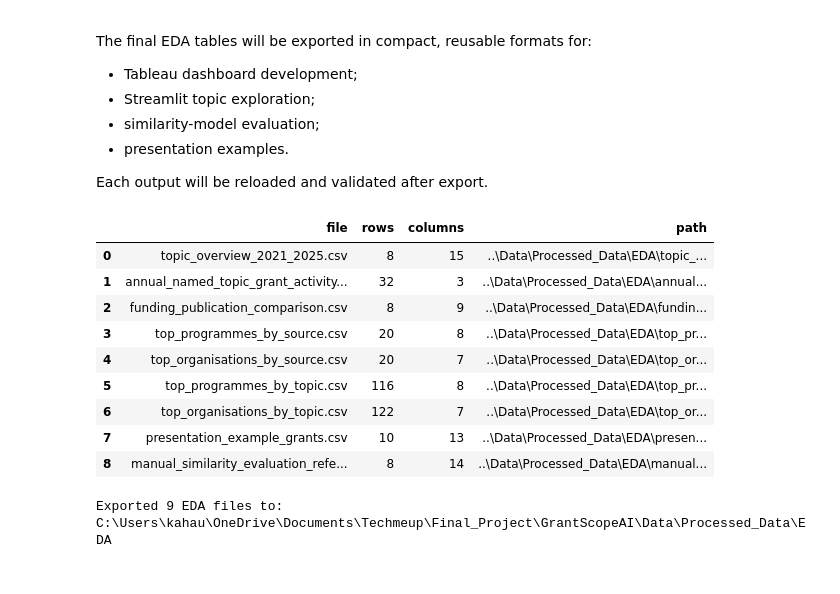
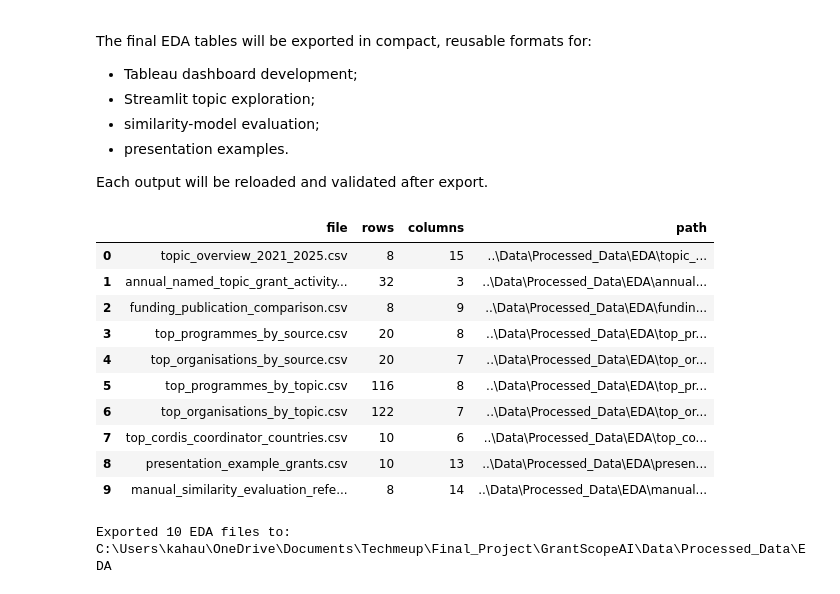
Before and after one commit to Orgo4ever/GrantScopeAI, a Jupyter notebook: Notebooks/06_exploratory_data_analysis.ipynb, the cells around one changed output. Saved outputs shown, nothing was run; the diff lists cells and outputs as text; code cells hidden in the pictures.

```diff
--- a/Notebooks/06_exploratory_data_analysis.ipynb
+++ b/Notebooks/06_exploratory_data_analysis.ipynb
@@ -2738,7 +2785,7 @@ Each output will be reloaded and validated after export.
 EDA_OUTPUT_DIR = Path("../Data/Processed_Data/EDA")
 EDA_OUTPUT_DIR.mkdir(parents=True, exist_ok=True)
 
-# Create compact presentation-example export
+# Create a compact presentation-example export
 presentation_examples_export_df = (
     presentation_example_grants_df[
         [
@@ -2760,21 +2807,38 @@ presentation_examples_export_df = (
     .copy()
 )
 
-# Define the EDA outputs
+# Define all EDA outputs
 eda_outputs = {
-    "topic_overview_2021_2025.csv": topic_overview_df,
+    "topic_overview_2021_2025.csv": (
+        topic_overview_df
+    ),
     "annual_named_topic_grant_activity.csv": (
         annual_topic_grants_complete_df
     ),
     "funding_publication_comparison.csv": (
         funding_publication_comparison_df
     ),
-    "top_programmes_by_source.csv": top_programmes_by_source_df,
-    "top_organisations_by_source.csv": top_organisations_by_source_df,
-    "top_programmes_by_topic.csv": top_programmes_by_topic_df,
-    "top_organisations_by_topic.csv": top_organisations_by_topic_df,
-    "presentation_example_grants.csv": presentation_examples_export_df,
-    "manual_similarity_evaluation_reference.csv": evaluation_reference_df,
+    "top_programmes_by_source.csv": (
+        top_programmes_by_source_df
+    ),
+    "top_organisations_by_source.csv": (
+        top_organisations_by_source_df
+    ),
+    "top_programmes_by_topic.csv": (
+        top_programmes_by_topic_df
+    ),
+    "top_organisations_by_topic.csv": (
+        top_organisations_by_topic_df
+    ),
+    "top_cordis_coordinator_countries.csv": (
+        top_cordis_countries_df
+    ),
+    "presentation_example_grants.csv": (
+        presentation_examples_export_df
+    ),
+    "manual_similarity_evaluation_reference.csv": (
+        evaluation_reference_df
+    ),
 }
 
 # Export each table
@@ -2789,36 +2853,37 @@ for filename, dataframe in eda_outputs.items():
         index=False,
         encoding="utf-8-sig",
     )
 
     export_summary.append(
         {
             "file": filename,
             "rows": len(dataframe),
             "columns": dataframe.shape[1],
             "path": str(output_path),
         }
     )
 
 export_summary_df = pd.DataFrame(export_summary)
 
 display(export_summary_df)
 
 print(
     f"Exported {len(export_summary_df)} EDA files to: "
     f"{EDA_OUTPUT_DIR.resolve()}"
 )
 # %% [output]
 |  | file | rows | columns | path |
 | 0 | topic_overview_2021_2025.csv | 8 | 15 | ..\Data\Processed_Data\EDA\topic_... |
 | 1 | annual_named_topic_grant_activity... | 32 | 3 | ..\Data\Processed_Data\EDA\annual... |
 | 2 | funding_publication_comparison.csv | 8 | 9 | ..\Data\Processed_Data\EDA\fundin... |
 | 3 | top_programmes_by_source.csv | 20 | 8 | ..\Data\Processed_Data\EDA\top_pr... |
 | 4 | top_organisations_by_source.csv | 20 | 7 | ..\Data\Processed_Data\EDA\top_or... |
 | 5 | top_programmes_by_topic.csv | 116 | 8 | ..\Data\Processed_Data\EDA\top_pr... |
 | 6 | top_organisations_by_topic.csv | 122 | 7 | ..\Data\Processed_Data\EDA\top_or... |
-| 7 | presentation_example_grants.csv | 10 | 13 | ..\Data\Processed_Data\EDA\presen... |
-| 8 | manual_similarity_evaluation_refe... | 8 | 14 | ..\Data\Processed_Data\EDA\manual... |
+| 7 | top_cordis_coordinator_countries.csv | 10 | 6 | ..\Data\Processed_Data\EDA\top_co... |
+| 8 | presentation_example_grants.csv | 10 | 13 | ..\Data\Processed_Data\EDA\presen... |
+| 9 | manual_similarity_evaluation_refe... | 8 | 14 | ..\Data\Processed_Data\EDA\manual... |
-Exported 9 EDA files to: C:\Users\kahau\OneDrive\Documents\Techmeup\Final_Project\GrantScopeAI\Data\Processed_Data\EDA
+Exported 10 EDA files to: C:\Users\kahau\OneDrive\Documents\Techmeup\Final_Project\GrantScopeAI\Data\Processed_Data\EDA
 # %%
 # Reload exported EDA files and verify their saved structure
 
```
Also changed, not shown: parts of 10 cells of this notebook, 7 other files.
